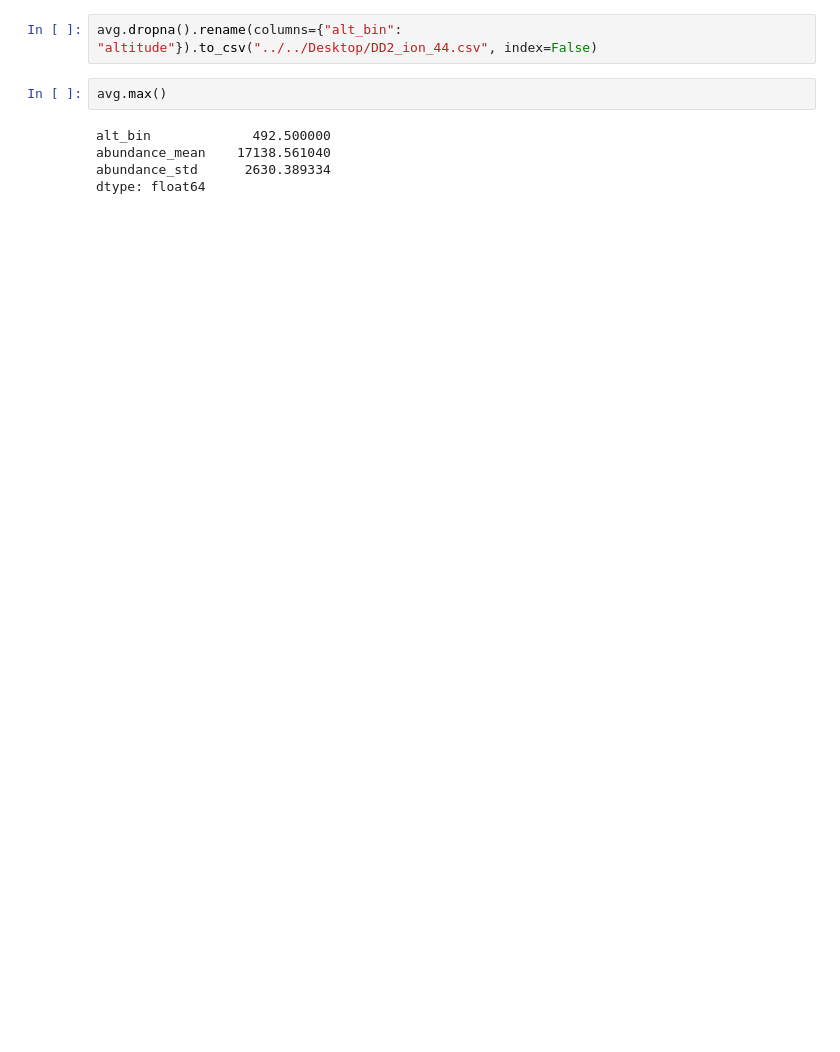
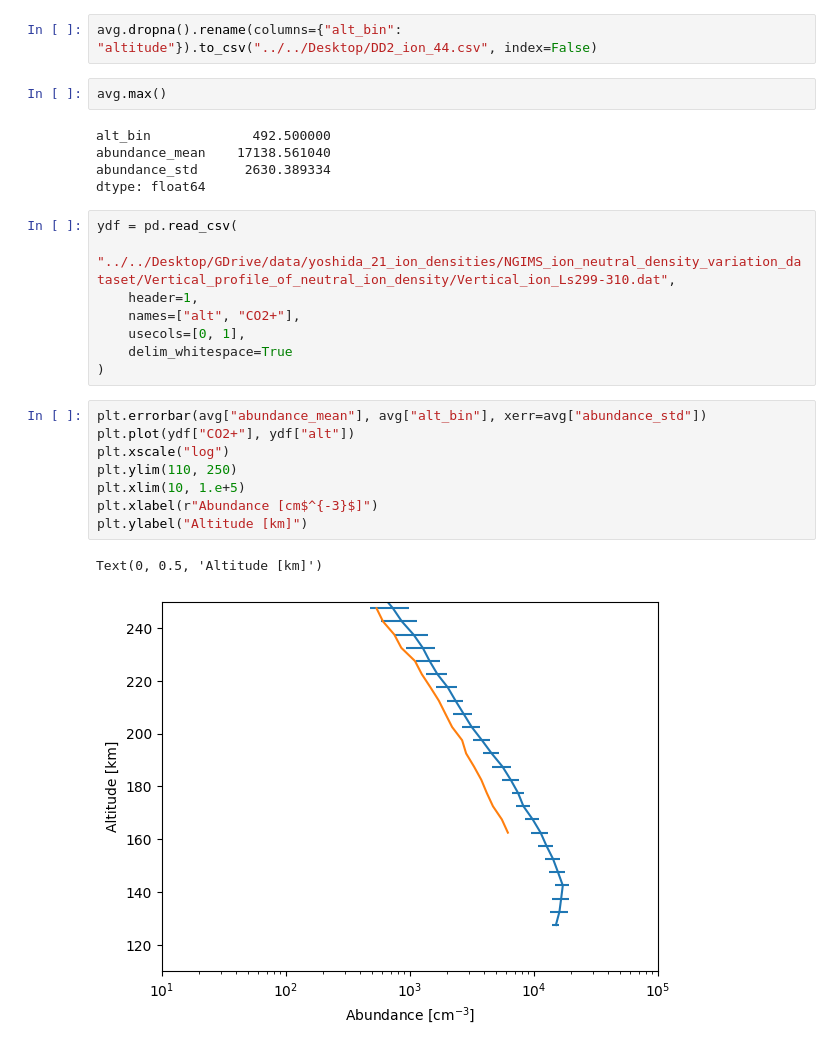
Before and after one commit to marek-slipski/NGIMS-hp, a Jupyter notebook: notebooks/open_from_pds.ipynb, the cells around one changed output. Drawn from its saved outputs; the diff is of its cells as text; blank space fills up the shorter version.

Commit message:
load yoshida21 data

```diff
--- a/notebooks/open_from_pds.ipynb
+++ b/notebooks/open_from_pds.ipynb
@@ -118,3 +136,22 @@ alt_bin             492.500000
 abundance_mean    17138.561040
 abundance_std      2630.389334
 dtype: float64
+# %%
+ydf = pd.read_csv(
+    "../../Desktop/GDrive/data/yoshida_21_ion_densities/NGIMS_ion_neutral_density_variation_dataset/Vertical_profile_of_neutral_ion_density/Vertical_ion_Ls299-310.dat",
+    header=1,
+    names=["alt", "CO2+"],
+    usecols=[0, 1],
+    delim_whitespace=True
+)
+# %%
+plt.errorbar(avg["abundance_mean"], avg["alt_bin"], xerr=avg["abundance_std"])
+plt.plot(ydf["CO2+"], ydf["alt"])
+plt.xscale("log")
+plt.ylim(110, 250)
+plt.xlim(10, 1.e+5)
+plt.xlabel(r"Abundance [cm$^{-3}$]")
+plt.ylabel("Altitude [km]")
+# %% [output]
+Text(0, 0.5, 'Altitude [km]')
+[figure, added]
```
Also changed, not shown: parts of 2 cells of this notebook.
